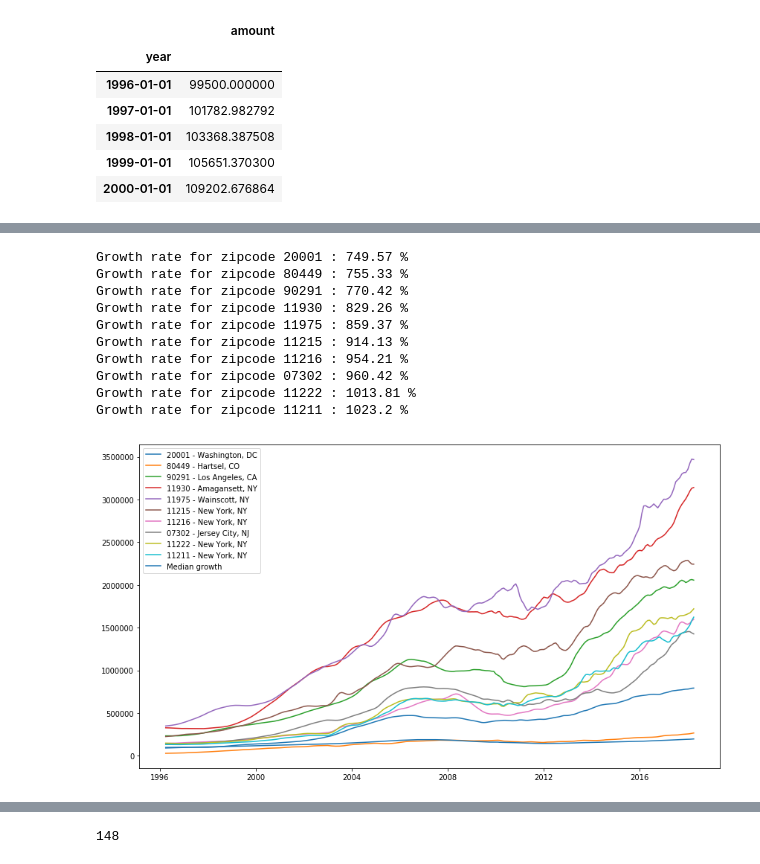
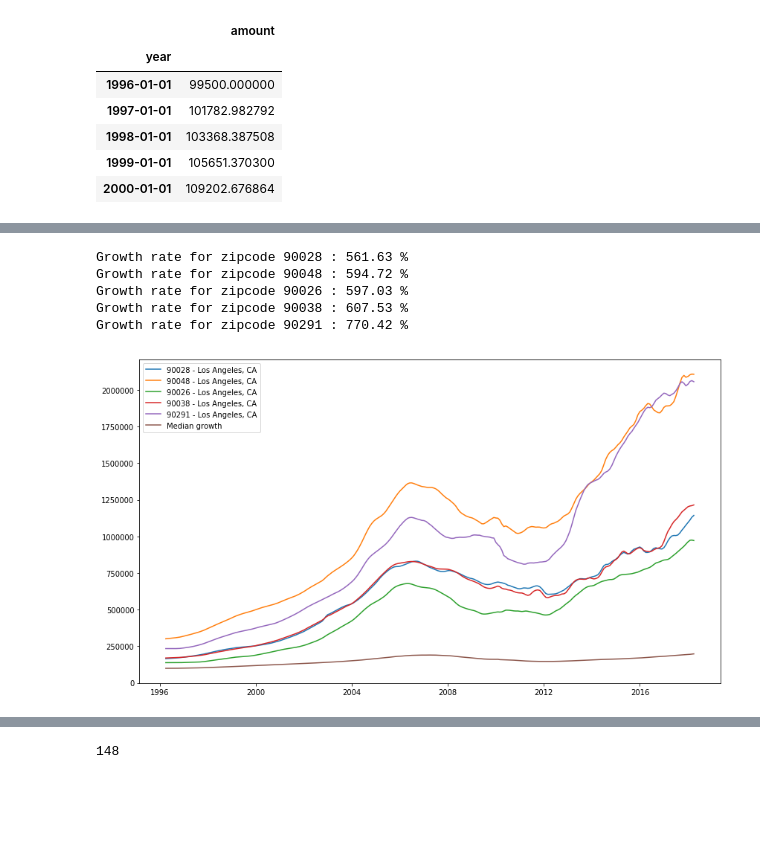
Before and after one commit to zapatos24/mod_4_project, a Jupyter notebook: owens_wip.ipynb, the cells around one changed output, grey strips where cells are left out. Saved outputs shown, nothing was run; the diff lists cells and outputs as text; code cells hidden in the pictures; blank space fills up the shorter version.

```diff
--- a/owens_wip.ipynb
+++ b/owens_wip.ipynb
@@ -187 +166,5 @@ To register the converters:
 [figure]
+# %%
+raw_data = pd.io.parsers.read_csv('zillow_data.csv', dtype={'RegionName': 'str'})
+widedata = raw_data
+widedata.head()
@@ -187,0 +188,26 @@ To register the converters:
+# %%
+start_year='1996'
+end_year='2018'
+top_or_bottom='top'
+how_many=5
+
+percent_growth_by_zip = []
+for zipcode in time_series:
+    percent_for_zip = (zipcode.loc[end_year].Price[0] - zipcode.loc[start_year].Price[0]) / zipcode.loc[start_year].Price[0]
+    percent_growth_by_zip.append(percent_for_zip)
+
+start = 0
+end = len(percent_growth_by_zip)
+start = -how_many if top_or_bottom == 'top' else start
+end = how_many if top_or_bottom == 'bottom' else end
+
+indexes = sorted(range(len(percent_growth_by_zip)),
+                 key=lambda i: percent_growth_by_zip[i], reverse=False)[start:end]
+# %%
+start_year = '1996'
+end_year = '2018'
+
+percent_growth_by_zip = []
+for zipcode in time_series:
+    percent_for_zip = (zipcode.loc[end_year].Price[0] - zipcode.loc[start_year].Price[0]) / zipcode.loc[start_year].Price[0]
+    percent_growth_by_zip.append(percent_for_zip)
@@ -189,7 +235,7 @@ To register the converters:
 def plot_growth(start_year='1996', end_year='2018', top_or_bottom='top', how_many=5):
     percent_growth_by_zip = []
     for zipcode in time_series:
-        percent_for_zip = (zipcode.loc[end_year].values[0][0] - zipcode.loc[start_year].values[0][0]) / zipcode.loc[start_year].values[0][0]
+        percent_for_zip = (zipcode.loc[end_year].Price[0] - zipcode.loc[start_year].Price[0]) / zipcode.loc[start_year].Price[0]
         percent_growth_by_zip.append(percent_for_zip)
 
     start = 0
@@ -204,26 +250,23 @@ def plot_growth(start_year='1996', end_year='2018', top_or_bottom='top', how_man
     plt.figure(figsize=(14,8))
     for i in indexes:
         values_to_print.append([zipcodes[i], percent_growth_by_zip[i]])
-        plt.plot(time_series[i][start_year:end_year],
-                 label=str(zipcodes[i])+' - '+str(initial_data.iloc[i]['City']+ \
-                                        ', '+str(initial_data.iloc[i]['State'])))
+        label = zipcodes[i]+' - '+ \
+                widedata[widedata.RegionName == zipcodes[i]]['City'].values[0]+', '+ \
+                widedata[widedata.RegionName == zipcodes[i]]['State'].values[0]
+
+        plt.plot(time_series[i][start_year:end_year].Price, label=label)
     plt.plot(monthly_medians[start_year:end_year], label='Median growth')
     plt.legend()
     plt.show
     for j in range(len(values_to_print)):
         print('Growth rate for zipcode', values_to_print[j][0], ':', round(values_to_print[j][1]*100, 2), '%')
 # %%
-plot_growth(how_many=10)
+plot_growth(how_many=5)
 # %% [output]
-Growth rate for zipcode 20001 : 749.57 %
-Growth rate for zipcode 80449 : 755.33 %
+Growth rate for zipcode 90028 : 561.63 %
+Growth rate for zipcode 90048 : 594.72 %
+Growth rate for zipcode 90026 : 597.03 %
+Growth rate for zipcode 90038 : 607.53 %
 Growth rate for zipcode 90291 : 770.42 %
-Growth rate for zipcode 11930 : 829.26 %
-Growth rate for zipcode 11975 : 859.37 %
-Growth rate for zipcode 11215 : 914.13 %
-Growth rate for zipcode 11216 : 954.21 %
-Growth rate for zipcode 07302 : 960.42 %
-Growth rate for zipcode 11222 : 1013.81 %
-Growth rate for zipcode 11211 : 1023.2 %
-[figure, old version]
+[figure, new version]
 # %%
```
Also changed, not shown: parts of 40 cells of this notebook, 3 other files.
